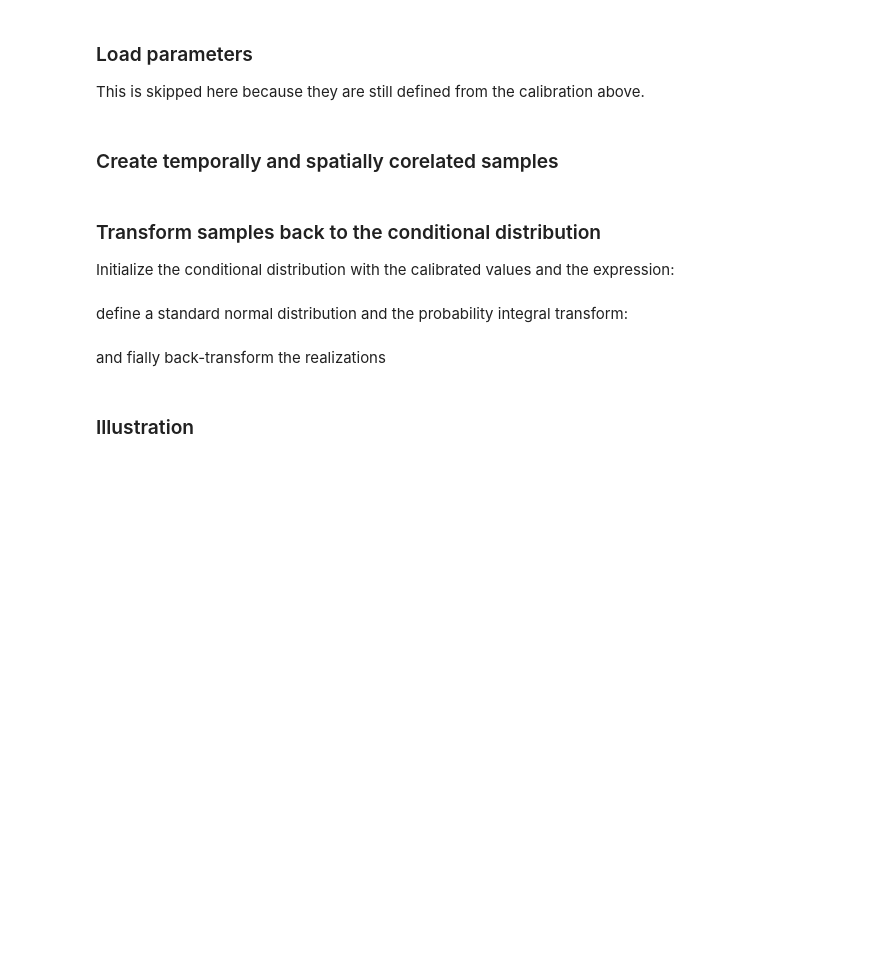
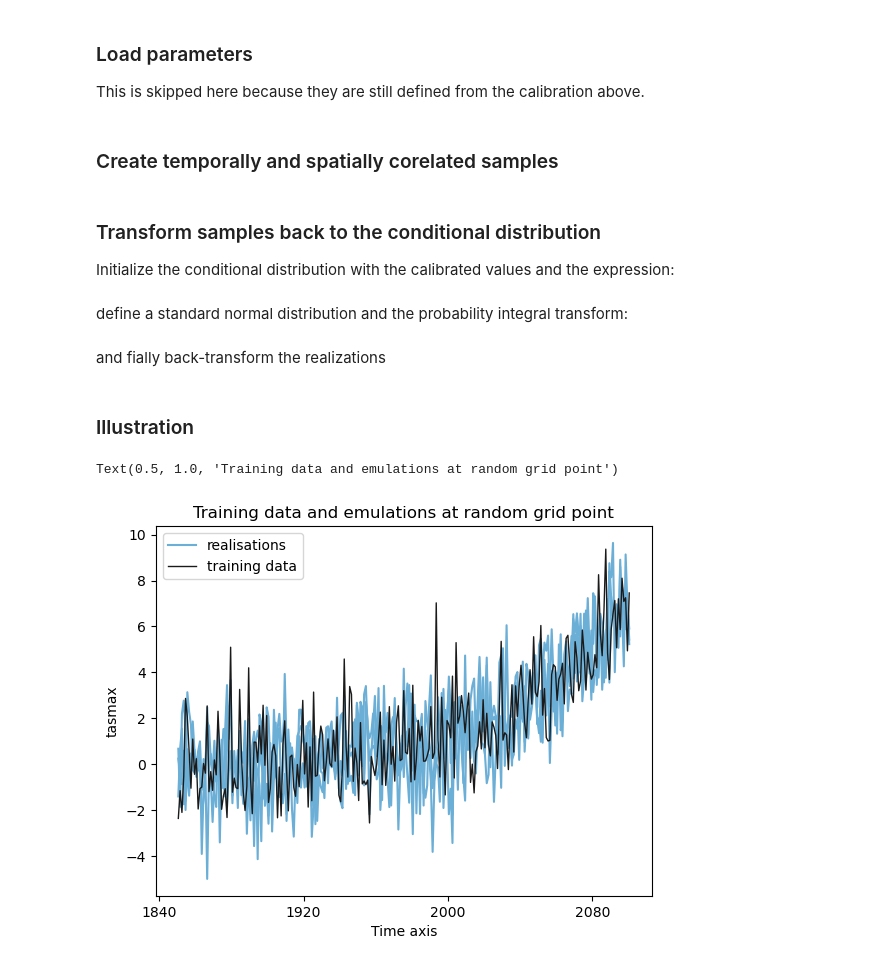
Before and after one commit to MESMER-group/mesmer, a Jupyter notebook: tutorials/example_mesmer_x.ipynb, the cells around one changed output. Drawn from its saved outputs; the diff is of its cells as text; code cells hidden in the pictures; blank space fills up the shorter version.

Commit message:
clean up data loading

```diff
--- a/tutorials/example_mesmer_x.ipynb
+++ b/tutorials/example_mesmer_x.ipynb
@@ -147,8 +186,8 @@ Fitting data to arbitrary distributions and covariate structures is a challengin
 # %%
 # find first guess
 coeffs_fg = distrib.find_first_guess(
-    predictors=stacked_pred,
-    target=stacked_targ.tasmax,
-    weights=stacked_weights.weights,
+    predictors=pooled_pred,
+    target=pooled_targ.tasmax,
+    weights=pooled_weights.weights,
 )
 coeffs_fg
@@ -158,9 +208,9 @@ The first guess can then be refined by fitting the data using the negative log l
 # training the conditional distribution
 # first round
 distrib.fit(
-    predictors=stacked_pred,
-    target=stacked_targ.tasmax,
-    weights=stacked_weights.weights,
+    predictors=pooled_pred,
+    target=pooled_targ.tasmax,
+    weights=pooled_weights.weights,
     first_guess=coeffs_fg,
 )
 transform_coeffs = distrib.coefficients
@@ -170,10 +220,10 @@ If desired a second round of fit can be done. This approach first calculates a w
 # second round if necessary
 if option_2ndfit:
     transform_coeffs = distrib.fit(
-        predictors=stacked_pred,
-        target=stacked_targ.tasmax,
+        predictors=pooled_pred,
+        target=pooled_targ.tasmax,
         first_guess=transform_coeffs,
-        weights=stacked_weights.weights,
+        weights=pooled_weights.weights,
         sample_dim="sample",
         smooth_coeffs=True,
         r_gasparicohn=500,
@@ -219,13 +283,12 @@ phi_gc_localizer = mesmer.stats.gaspari_cohn_correlation_matrices(
     geodist=geodist, localisation_radii=localisation_radii
 )
 
-# NOTE: remove member_dim=None if transf_target contains ensemble members
-pooled_transf_target = mesmer.datatree.pool_scen_ens(transf_target, member_dim=None)
+pooled_transf_target = mesmer.datatree.pool_scen_ens(transf_target)
 
 
 localized_ecov = mesmer.stats.find_localized_empirical_covariance(
     data=pooled_transf_target[target_name],
-    weights=stacked_weights.weights,
+    weights=pooled_weights.weights.squeeze(),
     localizer=phi_gc_localizer,
     dim="sample",
     k_folds=30,
@@ -389,20 +452,23 @@ emus = back_pit.transform(
 # %%
 gridpoint = 0
 
 
 f, ax = plt.subplots()
 
 emus.tasmax.isel(gridpoint=gridpoint).plot.line(
     ax=ax, x="time", color="#6baed6", add_legend=False
 )
 
 ax.plot([], [], label="realisations", color="#6baed6")
 
-stacked_targ.tasmax.isel(gridpoint=gridpoint).plot(
+pooled_targ.tasmax.isel(gridpoint=gridpoint).plot(
     ax=ax, x="time", color="0.1", label="training data", lw=1
 )
 
 
 ax.legend()
 
 ax.set_title("Training data and emulations at random grid point")
+# %% [output]
+Text(0.5, 1.0, 'Training data and emulations at random grid point')
+[figure, added]
```
Also changed, not shown: parts of 19 cells of this notebook.
